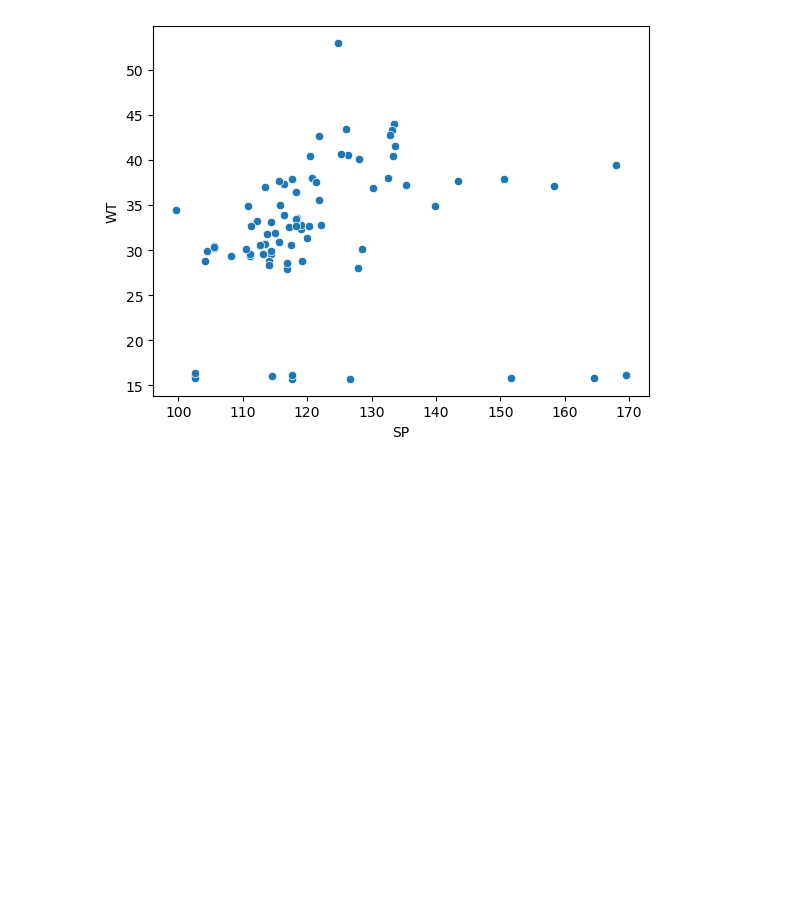
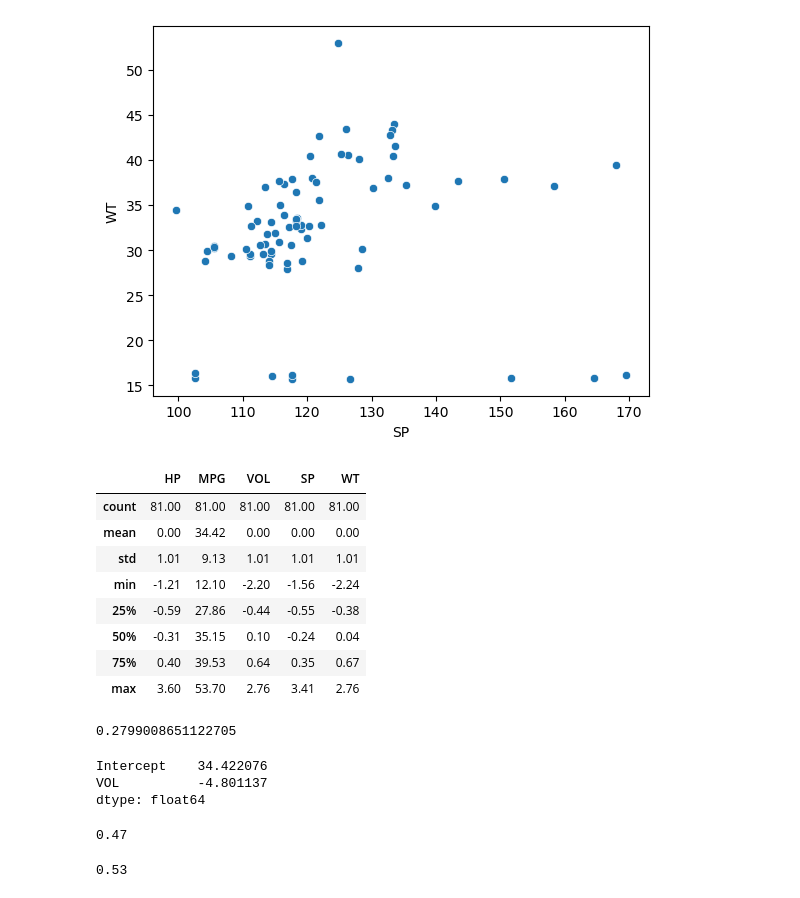
Before and after one commit to rajeshkuncham-code/python, a Jupyter notebook: day19.ipynb, the cells around one changed output. Cells and saved outputs as stored; diff of their text form; code cells hidden in the pictures; blank space fills up the shorter version.

```diff
--- a/day19.ipynb
+++ b/day19.ipynb
@@ -187,3 +187,41 @@ scatterplot(x=cars['SP'],y= cars['WT'])
 plt.show()
 # %% [output]
 [figure]
+# %%
+from sklearn.preprocessing import StandardScaler
+sc=StandardScaler()
+cars[['HP','WT','VOL','SP']]=sc.fit_transform(cars[['HP','WT','VOL','SP']])
+# %%
+np.round(cars.describe(),2)
+# %% [output]
+|  | HP | MPG | VOL | SP | WT |
+| count | 81.00 | 81.00 | 81.00 | 81.00 | 81.00 |
+| mean | 0.00 | 34.42 | 0.00 | 0.00 | 0.00 |
+| std | 1.01 | 9.13 | 1.01 | 1.01 | 1.01 |
+| min | -1.21 | 12.10 | -2.20 | -1.56 | -2.24 |
+| 25% | -0.59 | 27.86 | -0.44 | -0.55 | -0.38 |
+| 50% | -0.31 | 35.15 | 0.10 | -0.24 | 0.04 |
+| 75% | 0.40 | 39.53 | 0.64 | 0.35 | 0.67 |
+| max | 3.60 | 53.70 | 2.76 | 3.41 | 2.76 |
+# %%
+import statsmodels.formula.api as smf
+ml_v=smf.ols('MPG~VOL',data = cars).fit()
+ml_v.rsquared
+# %% [output]
+0.2799008651122705
+# %%
+ml_v.params
+# %% [output]
+Intercept    34.422076
+VOL          -4.801137
+dtype: float64
+# %%
+ml_v=smf.ols('MPG~SP',data = cars).fit()
+np.round(ml_v.rsquared,2)
+# %% [output]
+0.47
+# %%
+ml_v=smf.ols('MPG~HP',data = cars).fit()
+np.round(ml_v.rsquared,2)
+# %% [output]
+0.53
```
Also changed, not shown: parts of 4 cells of this notebook.
